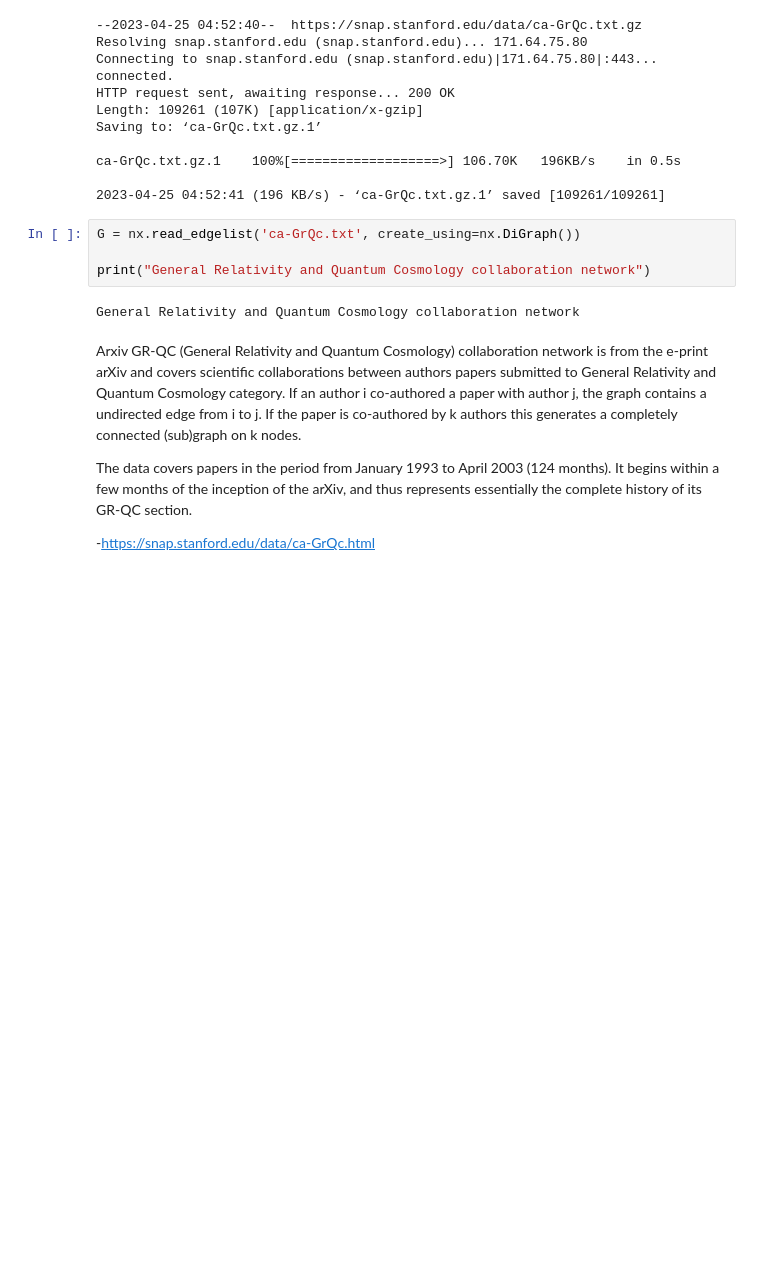
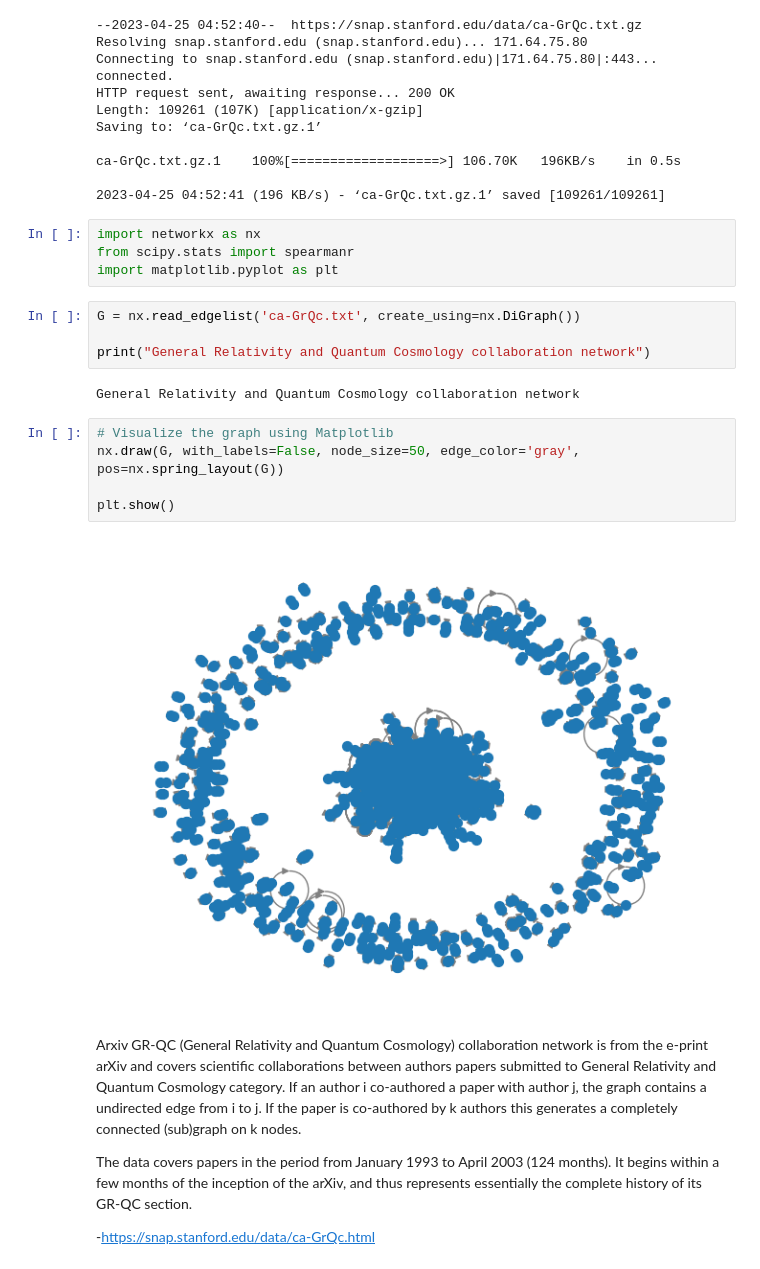
Before and after one commit to PandaNotPanda/CSE508_Winter2023_A3_39, a Jupyter notebook: IR_A3_Q2.ipynb, the cells around one changed output. Saved outputs shown, nothing was run; the diff lists cells and outputs as text; blank space fills up the shorter version.

Commit message:
Updated q3 code, added graph visualization

```diff
--- a/IR_A3_Q2.ipynb
+++ b/IR_A3_Q2.ipynb
@@ -14,12 +14,23 @@ Saving to: ‘ca-GrQc.txt.gz.1’
 ca-GrQc.txt.gz.1    100%[===================>] 106.70K   196KB/s    in 0.5s
 
 2023-04-25 04:52:41 (196 KB/s) - ‘ca-GrQc.txt.gz.1’ saved [109261/109261]
+# %%
+import networkx as nx
+from scipy.stats import spearmanr
+import matplotlib.pyplot as plt
 # %%
 G = nx.read_edgelist('ca-GrQc.txt', create_using=nx.DiGraph())
 
 print("General Relativity and Quantum Cosmology collaboration network")
 # %% [output]
 General Relativity and Quantum Cosmology collaboration network
+# %%
+# Visualize the graph using Matplotlib
+nx.draw(G, with_labels=False, node_size=50, edge_color='gray', pos=nx.spring_layout(G))
+
+plt.show()
+# %% [output]
+[figure, added]
 # %% [markdown]
 Arxiv GR-QC (General Relativity and Quantum Cosmology) collaboration network is from the e-print arXiv and covers scientific collaborations between authors papers submitted to General Relativity and Quantum Cosmology category. If an author i co-authored a paper with author j, the graph contains a undirected edge from i to j. If the paper is co-authored by k authors this generates a completely connected (sub)graph on k nodes.
 
```
Also changed, not shown: parts of 3 cells of this notebook.
